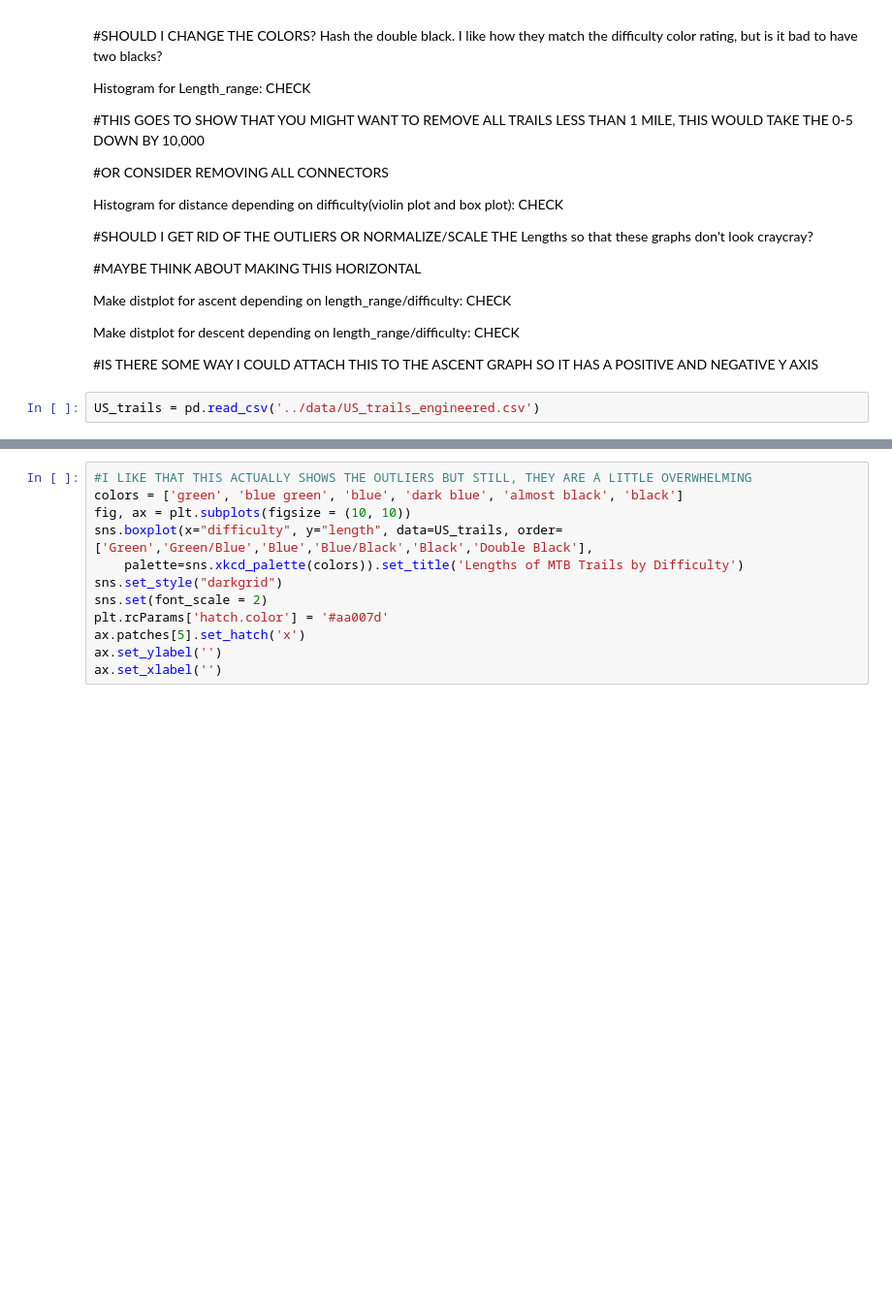
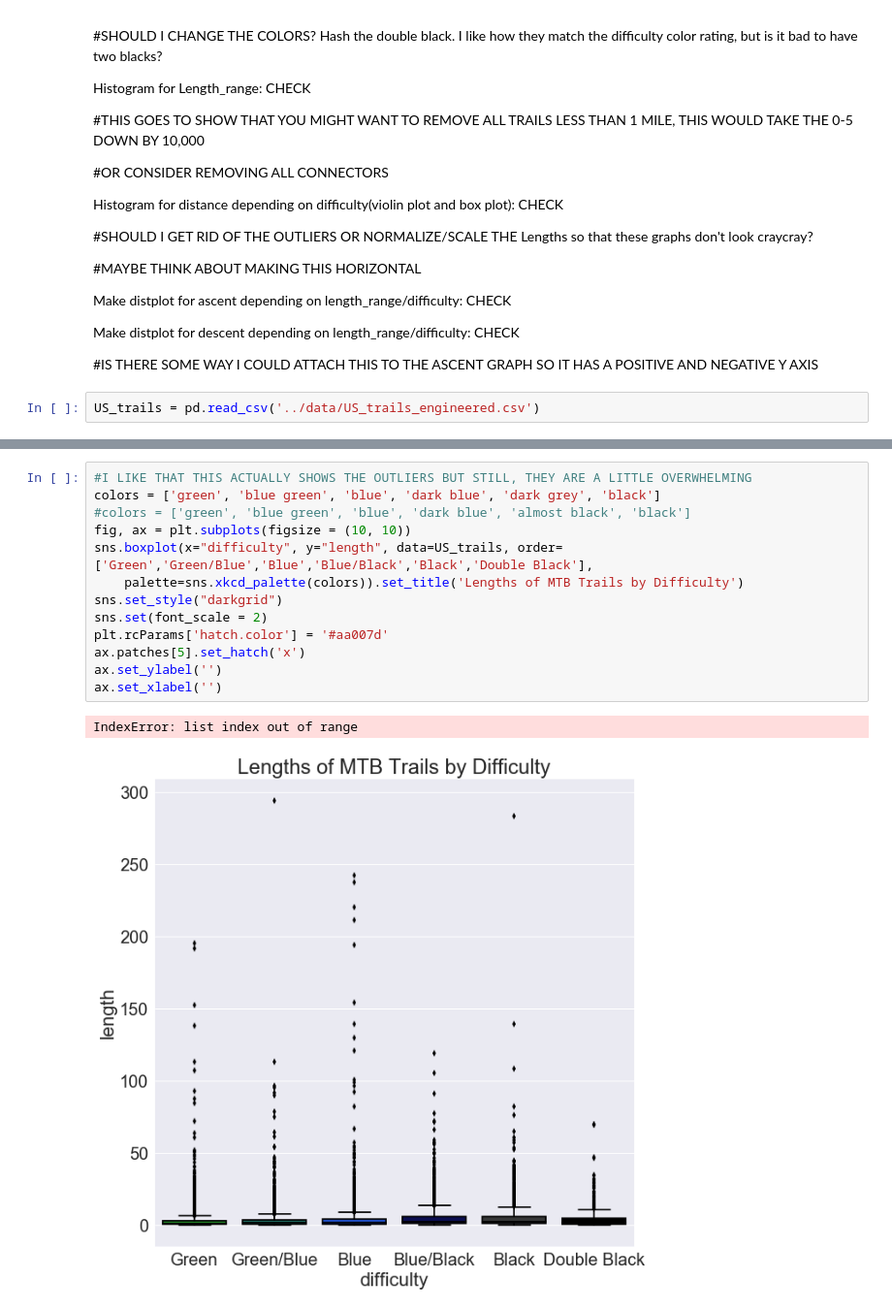
Before and after one commit to sgreylewis/mtb-trail-finder, a Jupyter notebook: Notebooks/US_trails_visualizations.ipynb, the cells around one changed output, grey strips where cells are left out. Shown at 97% size. Saved outputs shown, nothing was run; the diff lists cells and outputs as text; blank space fills up the shorter version.

```diff
--- a/Notebooks/US_trails_visualizations.ipynb
+++ b/Notebooks/US_trails_visualizations.ipynb
@@ -121,15 +162,19 @@ ax.set_xlabel('')
 # %%
 #I LIKE THAT THIS ACTUALLY SHOWS THE OUTLIERS BUT STILL, THEY ARE A LITTLE OVERWHELMING
-colors = ['green', 'blue green', 'blue', 'dark blue', 'almost black', 'black']
+colors = ['green', 'blue green', 'blue', 'dark blue', 'dark grey', 'black']
+#colors = ['green', 'blue green', 'blue', 'dark blue', 'almost black', 'black']
 fig, ax = plt.subplots(figsize = (10, 10))
 sns.boxplot(x="difficulty", y="length", data=US_trails, order=['Green','Green/Blue','Blue','Blue/Black','Black','Double Black'],
     palette=sns.xkcd_palette(colors)).set_title('Lengths of MTB Trails by Difficulty')
 sns.set_style("darkgrid")
 sns.set(font_scale = 2)
 plt.rcParams['hatch.color'] = '#aa007d'
 ax.patches[5].set_hatch('x')
 ax.set_ylabel('')
 ax.set_xlabel('')
+# %% [output]
+IndexError: list index out of range
+[figure, added]
 # %%
 #SHOULD I GET RID OF THE OUTLIERS OR NORMALIZE/SCALE THE Lengths so that these graphs don't look craycray?
 #MAYBE THINK ABOUT MAKING THIS HORIZONTAL
```
Also changed, not shown: parts of 18 cells of this notebook, 8 other files.
